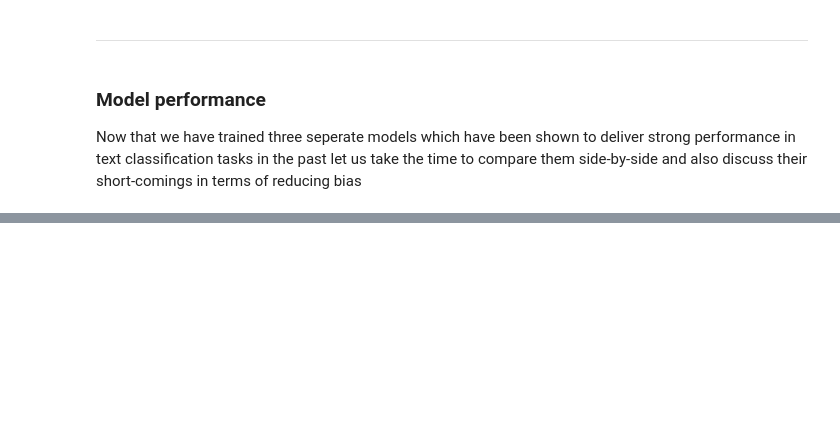
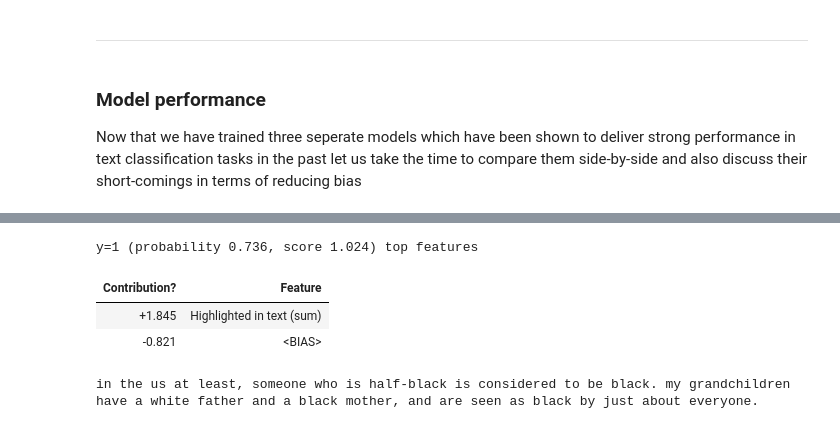
Before and after one commit to GovindSuresh/reducing-bias-in-toxicity-classification, a Jupyter notebook: ML_models.ipynb, the cells around one changed output, grey strips where cells are left out. Saved outputs shown, nothing was run; the diff lists cells and outputs as text; code cells hidden in the pictures; blank space fills up the shorter version.

```diff
--- a/ML_models.ipynb
+++ b/ML_models.ipynb
@@ -596,0 +695,13 @@ print(f' Final metric for Random Forest: {rf_final_metric_test}')
+# %%
+text_model_log = TextExplainer(random_state=1)
+
+text = test_df.loc[59102,'comment_text']
+
+text_model_log.fit(text, fittedgrid_log.predict_proba)
+text_model_log.show_prediction()
+# %% [output]
+y=1 (probability 0.736, score 1.024) top features
+| Contribution? | Feature |
+| +1.845 | Highlighted in text (sum) |
+| -0.821 | <BIAS> |
+in the us at least, someone who is half-black is considered to be black. my grandchildren have a white father and a black mother, and are seen as black by just about everyone.
```
Also changed, not shown: parts of 71 cells of this notebook.
